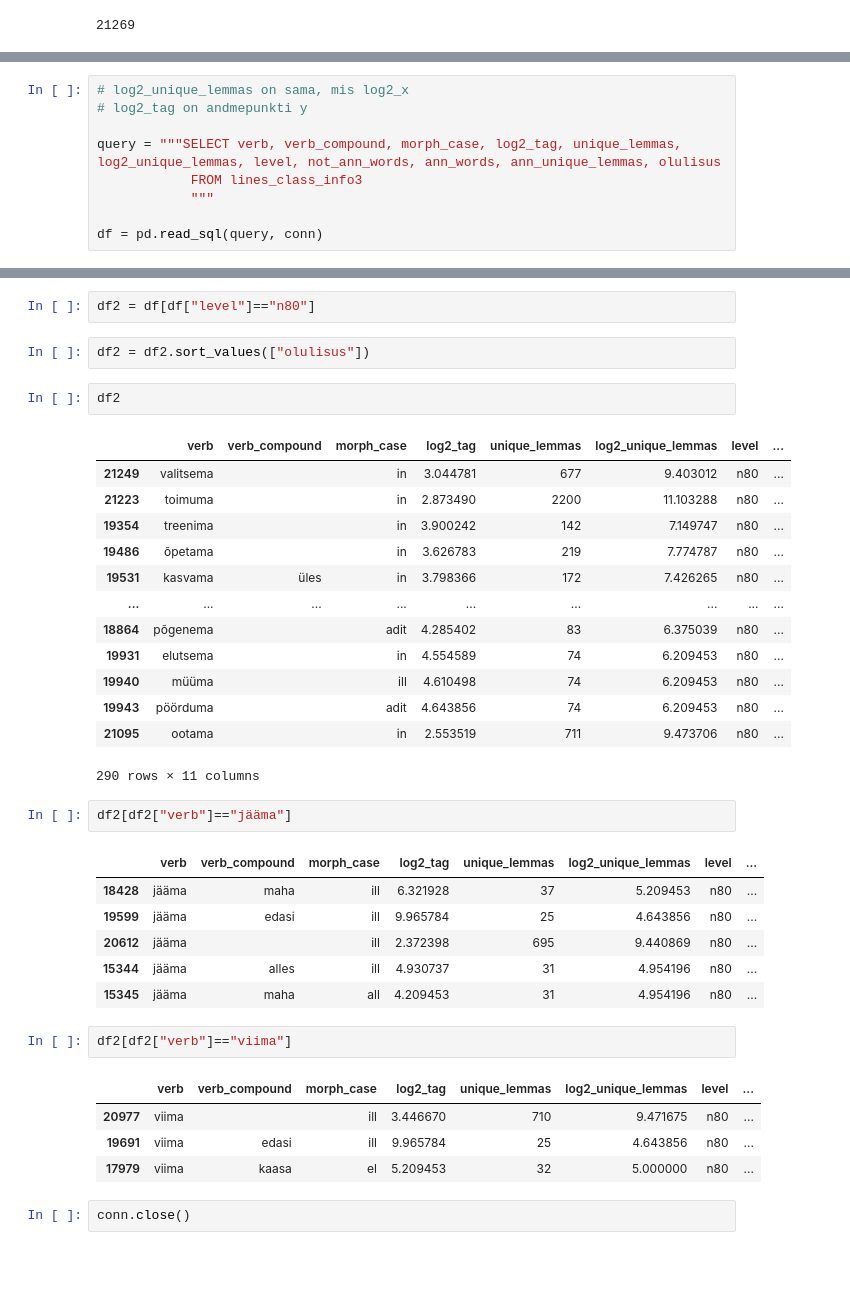
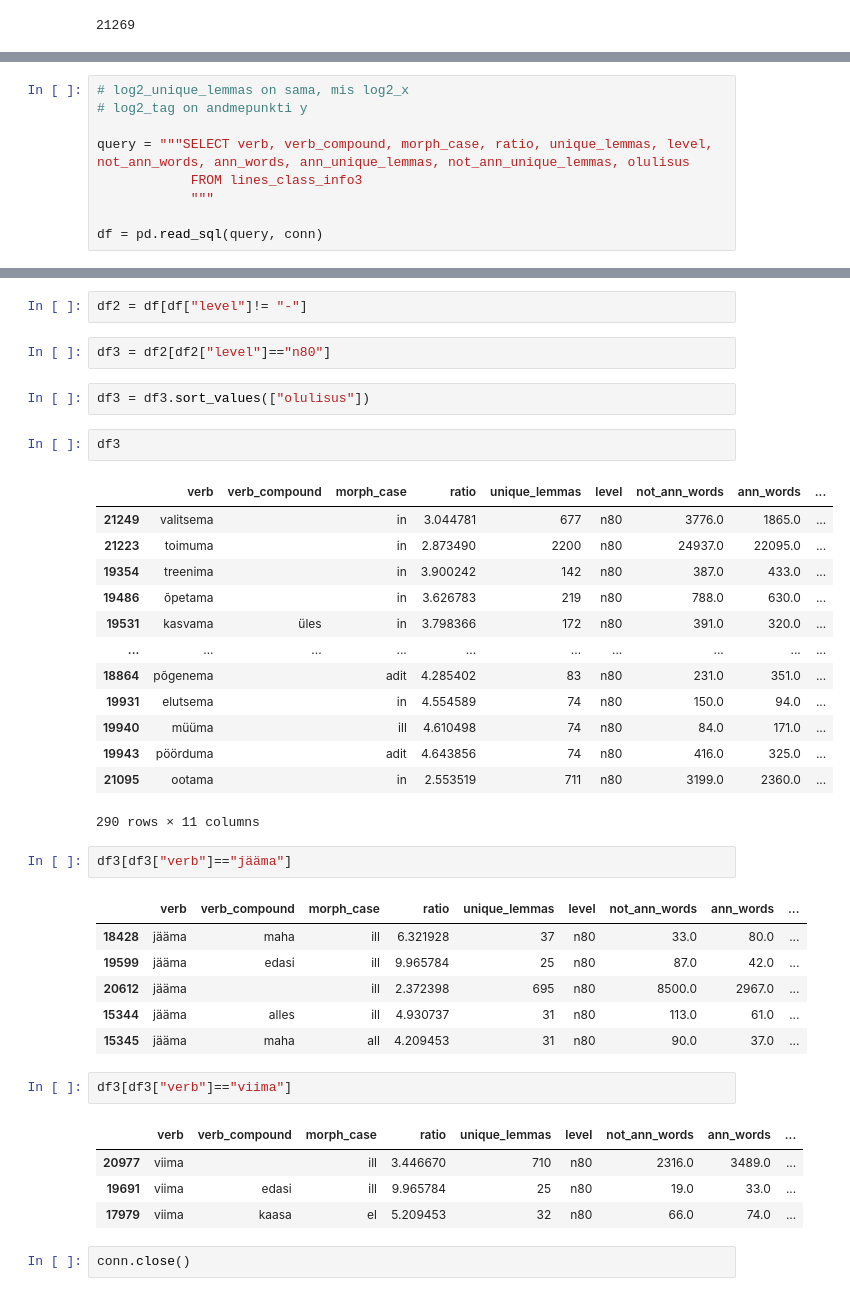
Before and after one commit to estnltk/syntax_experiments, a Jupyter notebook: physical_location_labelling/physical_location_by_context/v04_verb-case_pattern/code/subset_analysis/v04_line_data_merge.ipynb, the cells around one changed output, grey strips where cells are left out. Cells and saved outputs as stored; diff of their text form; blank space fills up the shorter version.

```diff
--- a/physical_location_labelling/physical_location_by_context/v04_verb-case_pattern/code/subset_analysis/v04_line_data_merge.ipynb
+++ b/physical_location_labelling/physical_location_by_context/v04_verb-case_pattern/code/subset_analysis/v04_line_data_merge.ipynb
@@ -303,7 +373,7 @@ new_df.to_sql("lines_class_info3", conn, if_exists="replace", index=False)
 # log2_unique_lemmas on sama, mis log2_x
 # log2_tag on andmepunkti y
 
-query = """SELECT verb, verb_compound, morph_case, log2_tag, unique_lemmas, log2_unique_lemmas, level, not_ann_words, ann_words, ann_unique_lemmas, olulisus
+query = """SELECT verb, verb_compound, morph_case, ratio, unique_lemmas, level, not_ann_words, ann_words, ann_unique_lemmas, not_ann_unique_lemmas, olulisus
             FROM lines_class_info3
             """
 
@@ -326,39 +396,41 @@ df
 21269 rows × 11 columns
 # %%
-df2 = df[df["level"]=="n80"]
+df2 = df[df["level"]!= "-"]
+# %%
+df3 = df2[df2["level"]=="n80"]
 # %%
-df2 = df2.sort_values(["olulisus"])
+df3 = df3.sort_values(["olulisus"])
 # %%
-df2
+df3
 # %% [output]
-|  | verb | verb_compound | morph_case | log2_tag | unique_lemmas | log2_unique_lemmas | level | ... |
-| 21249 | valitsema |  | in | 3.044781 | 677 | 9.403012 | n80 | ... |
-| 21223 | toimuma |  | in | 2.873490 | 2200 | 11.103288 | n80 | ... |
-| 19354 | treenima |  | in | 3.900242 | 142 | 7.149747 | n80 | ... |
-| 19486 | õpetama |  | in | 3.626783 | 219 | 7.774787 | n80 | ... |
-| 19531 | kasvama | üles | in | 3.798366 | 172 | 7.426265 | n80 | ... |
-| ... | ... | ... | ... | ... | ... | ... | ... | ... |
-| 18864 | põgenema |  | adit | 4.285402 | 83 | 6.375039 | n80 | ... |
-| 19931 | elutsema |  | in | 4.554589 | 74 | 6.209453 | n80 | ... |
-| 19940 | müüma |  | ill | 4.610498 | 74 | 6.209453 | n80 | ... |
-| 19943 | pöörduma |  | adit | 4.643856 | 74 | 6.209453 | n80 | ... |
-| 21095 | ootama |  | in | 2.553519 | 711 | 9.473706 | n80 | ... |
+|  | verb | verb_compound | morph_case | ratio | unique_lemmas | level | not_ann_words | ann_words | ... |
+| 21249 | valitsema |  | in | 3.044781 | 677 | n80 | 3776.0 | 1865.0 | ... |
+| 21223 | toimuma |  | in | 2.873490 | 2200 | n80 | 24937.0 | 22095.0 | ... |
+| 19354 | treenima |  | in | 3.900242 | 142 | n80 | 387.0 | 433.0 | ... |
+| 19486 | õpetama |  | in | 3.626783 | 219 | n80 | 788.0 | 630.0 | ... |
+| 19531 | kasvama | üles | in | 3.798366 | 172 | n80 | 391.0 | 320.0 | ... |
+| ... | ... | ... | ... | ... | ... | ... | ... | ... | ... |
+| 18864 | põgenema |  | adit | 4.285402 | 83 | n80 | 231.0 | 351.0 | ... |
+| 19931 | elutsema |  | in | 4.554589 | 74 | n80 | 150.0 | 94.0 | ... |
+| 19940 | müüma |  | ill | 4.610498 | 74 | n80 | 84.0 | 171.0 | ... |
+| 19943 | pöörduma |  | adit | 4.643856 | 74 | n80 | 416.0 | 325.0 | ... |
+| 21095 | ootama |  | in | 2.553519 | 711 | n80 | 3199.0 | 2360.0 | ... |
 290 rows × 11 columns
 # %%
-df2[df2["verb"]=="jääma"]
+df3[df3["verb"]=="jääma"]
 # %% [output]
-|  | verb | verb_compound | morph_case | log2_tag | unique_lemmas | log2_unique_lemmas | level | ... |
-| 18428 | jääma | maha | ill | 6.321928 | 37 | 5.209453 | n80 | ... |
-| 19599 | jääma | edasi | ill | 9.965784 | 25 | 4.643856 | n80 | ... |
-| 20612 | jääma |  | ill | 2.372398 | 695 | 9.440869 | n80 | ... |
-| 15344 | jääma | alles | ill | 4.930737 | 31 | 4.954196 | n80 | ... |
-| 15345 | jääma | maha | all | 4.209453 | 31 | 4.954196 | n80 | ... |
+|  | verb | verb_compound | morph_case | ratio | unique_lemmas | level | not_ann_words | ann_words | ... |
+| 18428 | jääma | maha | ill | 6.321928 | 37 | n80 | 33.0 | 80.0 | ... |
+| 19599 | jääma | edasi | ill | 9.965784 | 25 | n80 | 87.0 | 42.0 | ... |
+| 20612 | jääma |  | ill | 2.372398 | 695 | n80 | 8500.0 | 2967.0 | ... |
+| 15344 | jääma | alles | ill | 4.930737 | 31 | n80 | 113.0 | 61.0 | ... |
+| 15345 | jääma | maha | all | 4.209453 | 31 | n80 | 90.0 | 37.0 | ... |
 # %%
-df2[df2["verb"]=="viima"]
+df3[df3["verb"]=="viima"]
 # %% [output]
-|  | verb | verb_compound | morph_case | log2_tag | unique_lemmas | log2_unique_lemmas | level | ... |
-| 20977 | viima |  | ill | 3.446670 | 710 | 9.471675 | n80 | ... |
-| 19691 | viima | edasi | ill | 9.965784 | 25 | 4.643856 | n80 | ... |
-| 17979 | viima | kaasa | el | 5.209453 | 32 | 5.000000 | n80 | ... |
+|  | verb | verb_compound | morph_case | ratio | unique_lemmas | level | not_ann_words | ann_words | ... |
+| 20977 | viima |  | ill | 3.446670 | 710 | n80 | 2316.0 | 3489.0 | ... |
+| 19691 | viima | edasi | ill | 9.965784 | 25 | n80 | 19.0 | 33.0 | ... |
+| 17979 | viima | kaasa | el | 5.209453 | 32 | n80 | 66.0 | 74.0 | ... |
 # %%
 conn.close()
```
Also changed, not shown: parts of 19 cells of this notebook, 1 other file.
